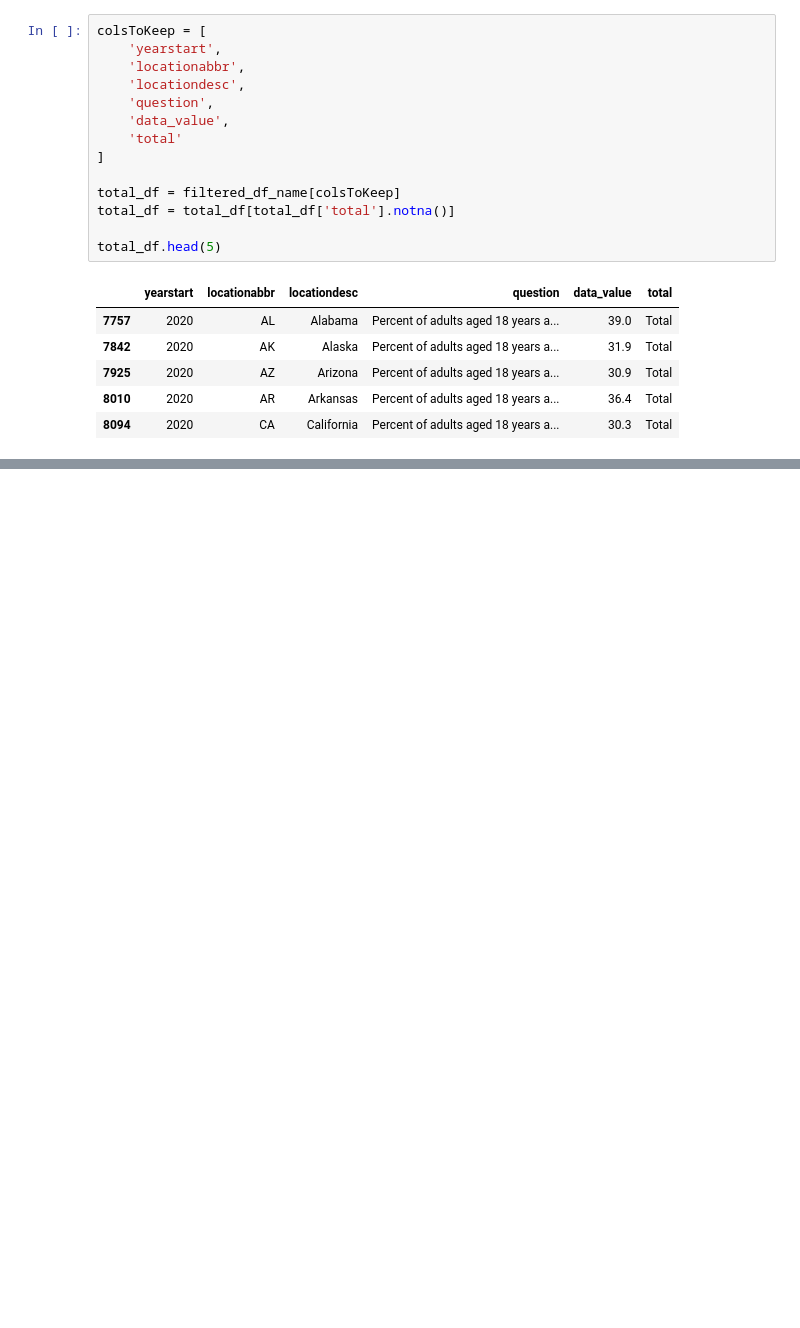
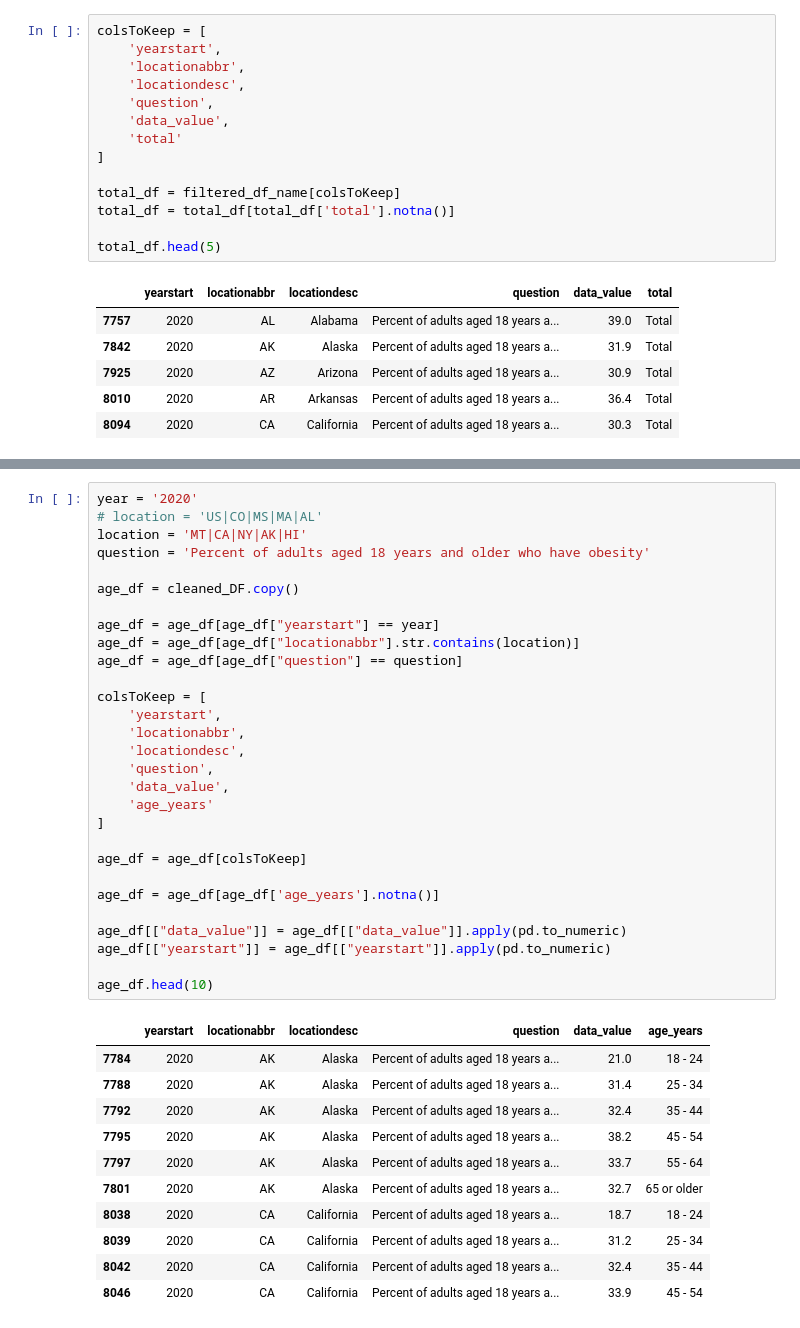
Before and after one commit to HardoModo/Dev10-Capstone, a Jupyter notebook: Shervorn/final.ipynb, the cells around one changed output, grey strips where cells are left out. Cells and saved outputs as stored; diff of their text form; blank space fills up the shorter version.

```diff
--- a/Shervorn/final.ipynb
+++ b/Shervorn/final.ipynb
@@ -737,0 +442,41 @@ food_df['Commodity'] = food_df['Commodity'].str.replace(': Per capita availabili
+# %%
+year = '2020'
+# location = 'US|CO|MS|MA|AL'
+location = 'MT|CA|NY|AK|HI'
+question = 'Percent of adults aged 18 years and older who have obesity'
+
+age_df = cleaned_DF.copy()
+
+age_df = age_df[age_df["yearstart"] == year]
+age_df = age_df[age_df["locationabbr"].str.contains(location)]
+age_df = age_df[age_df["question"] == question]
+
+colsToKeep = [
+    'yearstart',
+    'locationabbr',
+    'locationdesc',
+    'question',
+    'data_value',
+    'age_years'
+]
+
+age_df = age_df[colsToKeep]
+
+age_df = age_df[age_df['age_years'].notna()]
+
+age_df[["data_value"]] = age_df[["data_value"]].apply(pd.to_numeric)
+age_df[["yearstart"]] = age_df[["yearstart"]].apply(pd.to_numeric)
+
+age_df.head(10)
+# %% [output]
+|  | yearstart | locationabbr | locationdesc | question | data_value | age_years |
+| 7784 | 2020 | AK | Alaska | Percent of adults aged 18 years a... | 21.0 | 18 - 24 |
+| 7788 | 2020 | AK | Alaska | Percent of adults aged 18 years a... | 31.4 | 25 - 34 |
+| 7792 | 2020 | AK | Alaska | Percent of adults aged 18 years a... | 32.4 | 35 - 44 |
+| 7795 | 2020 | AK | Alaska | Percent of adults aged 18 years a... | 38.2 | 45 - 54 |
+| 7797 | 2020 | AK | Alaska | Percent of adults aged 18 years a... | 33.7 | 55 - 64 |
+| 7801 | 2020 | AK | Alaska | Percent of adults aged 18 years a... | 32.7 | 65 or older |
+| 8038 | 2020 | CA | California | Percent of adults aged 18 years a... | 18.7 | 18 - 24 |
+| 8039 | 2020 | CA | California | Percent of adults aged 18 years a... | 31.2 | 25 - 34 |
+| 8042 | 2020 | CA | California | Percent of adults aged 18 years a... | 32.4 | 35 - 44 |
+| 8046 | 2020 | CA | California | Percent of adults aged 18 years a... | 33.9 | 45 - 54 |
```
Also changed, not shown: parts of 47 cells of this notebook, 2 other files.
